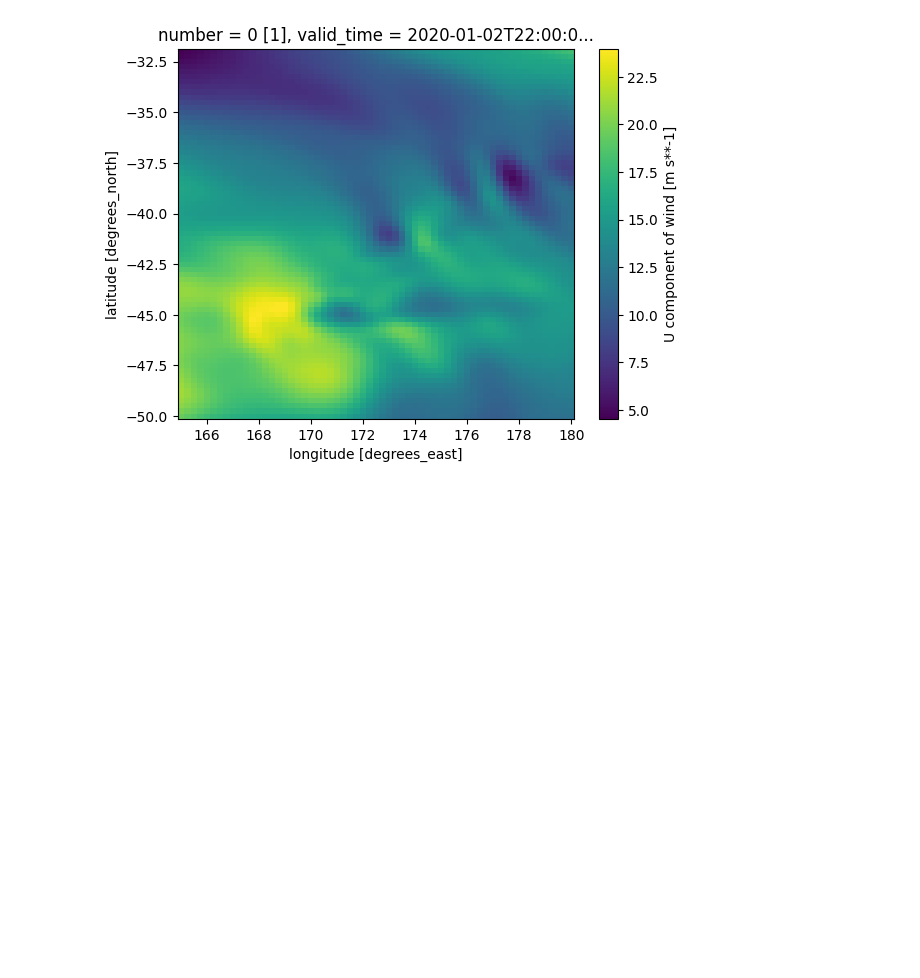
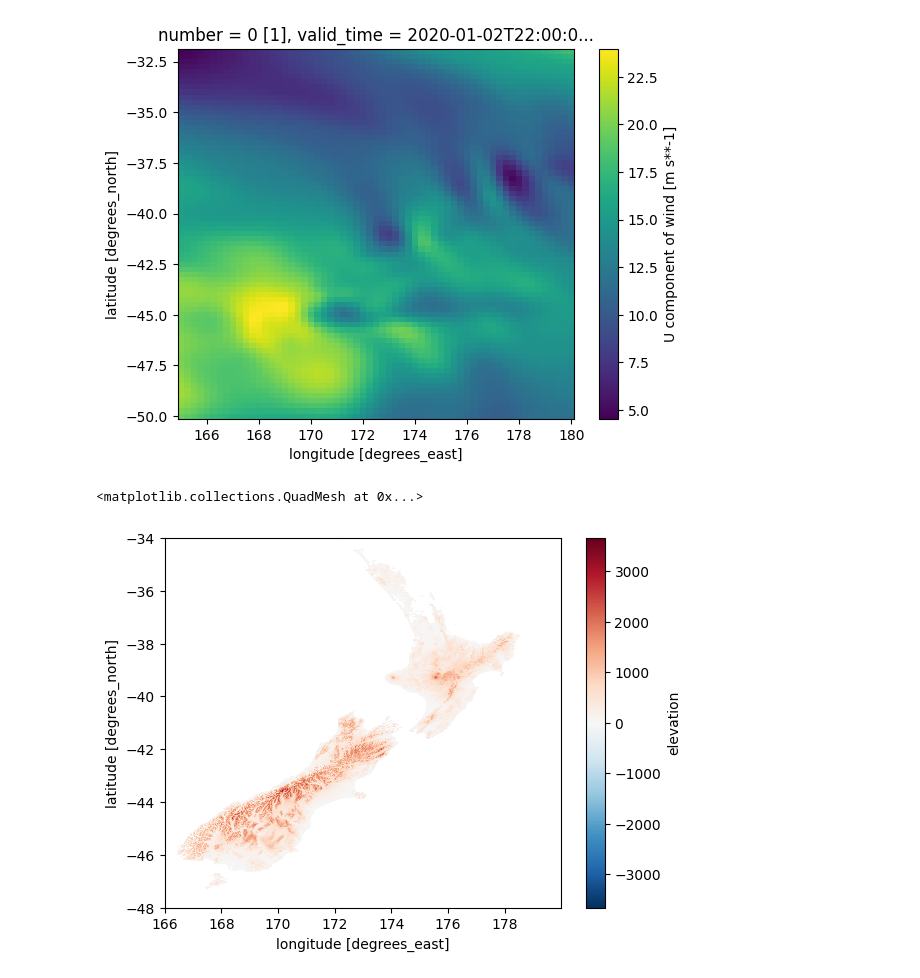
Before and after one commit to LennoxC/convcnp-assim-nz, a Jupyter notebook: notebooks/eda/netCDF_visualise.ipynb, the cells around one changed output. Cells and saved outputs as stored; diff of their text form; code cells hidden in the pictures; blank space fills up the shorter version.

Commit message:
load topography

```diff
--- a/notebooks/eda/era5.ipynb
+++ b/notebooks/eda/netCDF_visualise.ipynb
@@ -27,6 +28,9 @@ from src.data_processing.era5_processor import ProcessERA5
 import xarray as xr
 # %%
-# confirm that the data loads correctly
+# confirm that the ERA5 data loads correctly
 ds_surface  = ProcessERA5().load_ds(mode="surface")
 ds_pressure = ProcessERA5().load_ds(mode="pressure")
+
+# confirm that the topography data loads correctly
+ds_topo = ProcessTopography().load_ds()
 # %% [output]
@@ -86,3 +108,9 @@ ds_pressure.sel(valid_time="2020-01-02T22:00")['u'].isel(pressure_level=0).plot(
 # %% [output]
 <matplotlib.collections.QuadMesh at 0x...>
 [figure]
+# %%
+# plot topography
+ds_topo['elevation'].plot()
+# %% [output]
+<matplotlib.collections.QuadMesh at 0x...>
+[figure, added]
```
Also changed, not shown: parts of 3 cells of this notebook, 4 other files.
